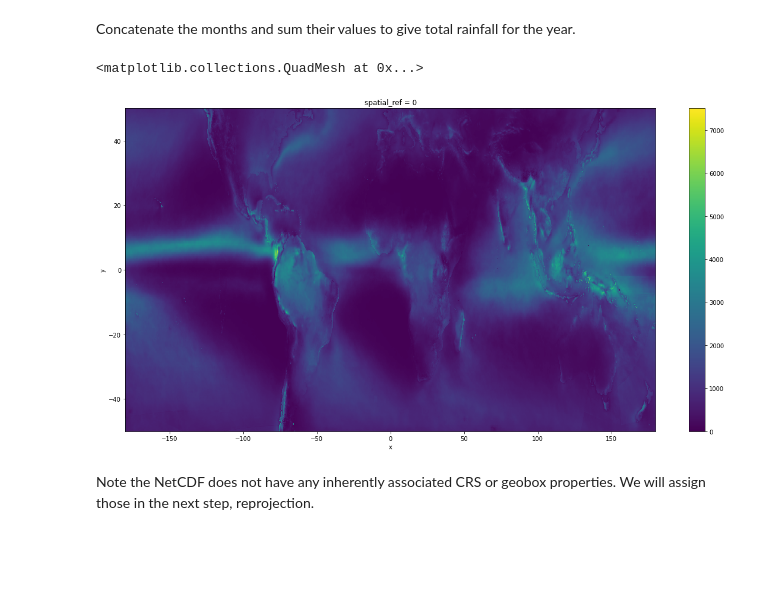
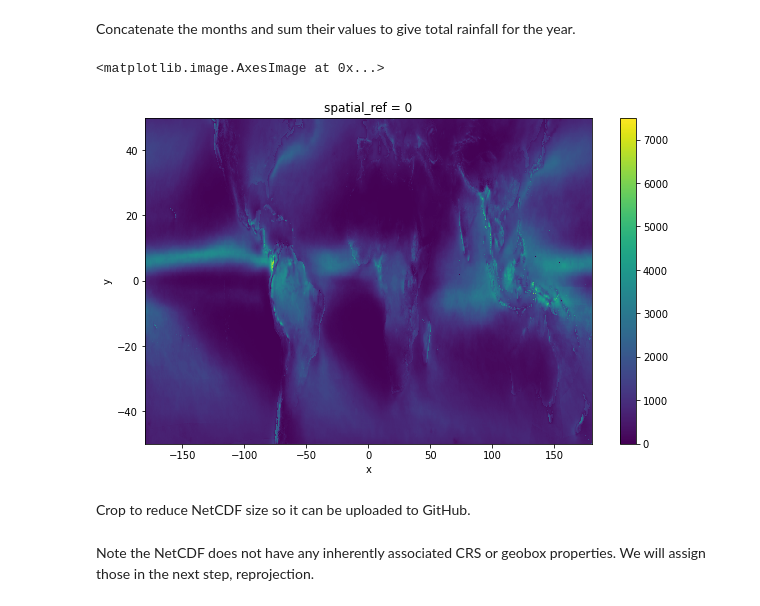
Before and after one commit to digitalearthafrica/thematic-layers, a Jupyter notebook: CHPclim/Create_chpclim_summary.ipynb, the cells around one changed output. Drawn from its saved outputs; the diff is of its cells as text; code cells hidden in the pictures; blank space fills up the shorter version.

```diff
--- a/CHPclim/Create_chpclim_summary.ipynb
+++ b/CHPclim/Create_chpclim_summary.ipynb
@@ -61,7 +61,9 @@ Concatenate the months and sum their values to give total rainfall for the year.
 jj = xr.concat(z, dim='band')
 kk = jj.sum('band')
 # %%
-kk.plot(figsize=(20,10), vmin=0)
+kk.plot.imshow(figsize=(10,6))
 # %% [output]
-<matplotlib.collections.QuadMesh at 0x...>
+<matplotlib.image.AxesImage at 0x...>
-[figure, old version]
+[figure, new version]
+# %% [markdown]
+Crop to reduce NetCDF size so it can be uploaded to GitHub.
```
Also changed, not shown: parts of 5 cells of this notebook, 2 other files.
